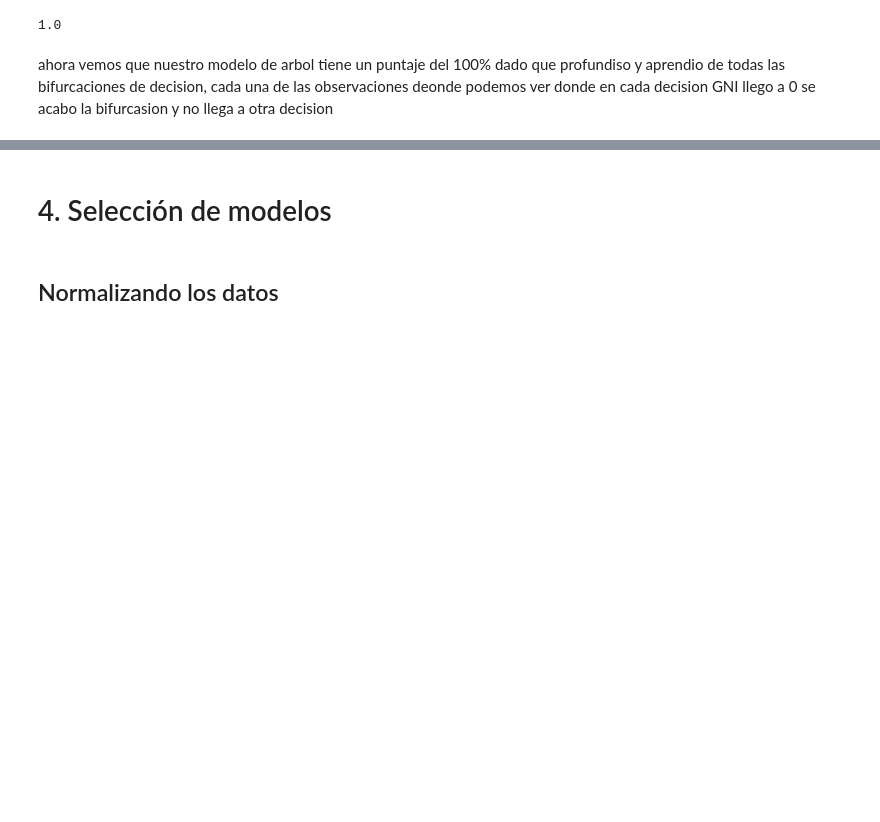
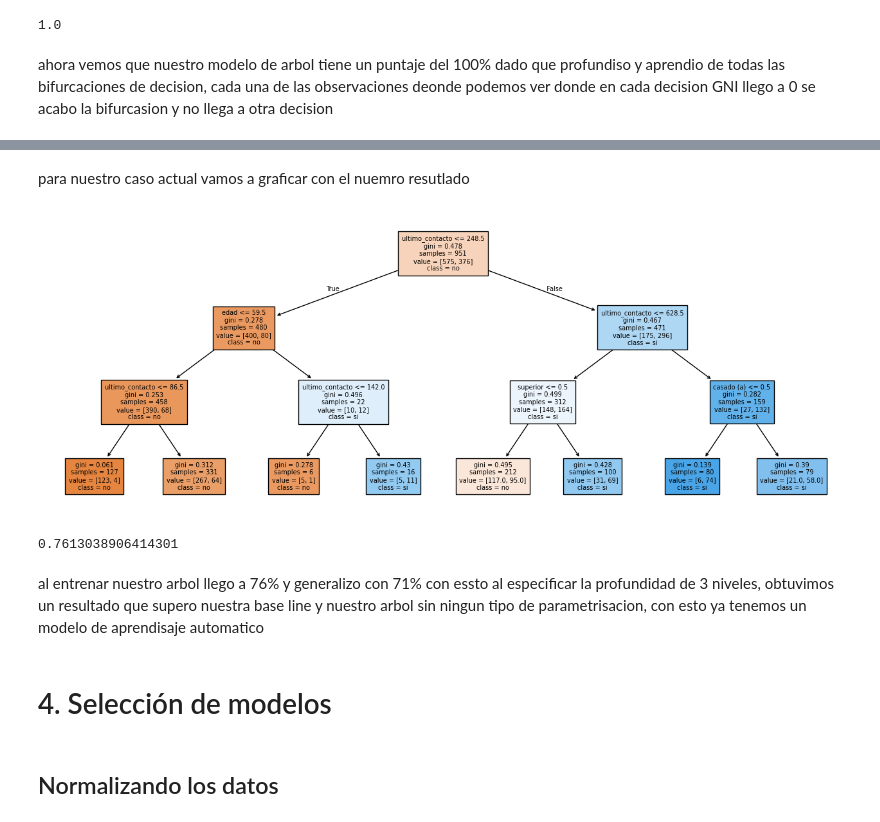
Before and after one commit to Kevincancino26/mis-notebook-de-estudio-, a Jupyter notebook: Clasificacion_primeros_pasos(Clasificación: aprendiendo a clasificar datos con Machine Learning).ipynb, the cells around one changed output, grey strips where cells are left out. Saved outputs shown, nothing was run; the diff lists cells and outputs as text; code cells hidden in the pictures; blank space fills up the shorter version.

```diff
--- a/Clasificacion_primeros_pasos(Clasificación: aprendiendo a clasificar datos con Machine Learning).ipynb
+++ b/Clasificacion_primeros_pasos(Clasificación: aprendiendo a clasificar datos con Machine Learning).ipynb
@@ -485,0 +492,4 @@ ahora vemos que nuestro modelo de arbol tiene un puntaje del 100% dado que profu
+# %%
+modelo_arbol=DecisionTreeClassifier(max_depth=3,random_state=5)#el primer parametro es el mximo de profundidad del parametro que le indicamos
+# %%
+modelo_arbol.fit(X_train,y_train)
@@ -486,3 +506,16 @@ ahora vemos que nuestro modelo de arbol tiene un puntaje del 100% dado que profu
+# %% [markdown]
+para nuestro caso actual vamos a graficar con el nuemro resutlado
+# %%
+plt.figure(figsize=(16,6))
+plot_tree(modelo_arbol,filled=True,class_names=['no','si'],fontsize=7,feature_names=valores_columnas);
+# %% [output]
+[figure, added]
+# %%
+modelo_arbol.score(X_train,y_train)
+# %% [output]
+0.7613038906414301
+# %% [markdown]
+al entrenar nuestro arbol llego a 76% y generalizo con 71% con essto al especificar la profundidad de 3 niveles, obtuvimos un resultado que supero nuestra base line y nuestro arbol sin ningun tipo de parametrisacion, con esto ya tenemos un modelo de aprendisaje automatico
 # %% [markdown]
 # 4. Selección de modelos
 # %% [markdown]
```
Also changed, not shown: parts of 6 cells of this notebook.
